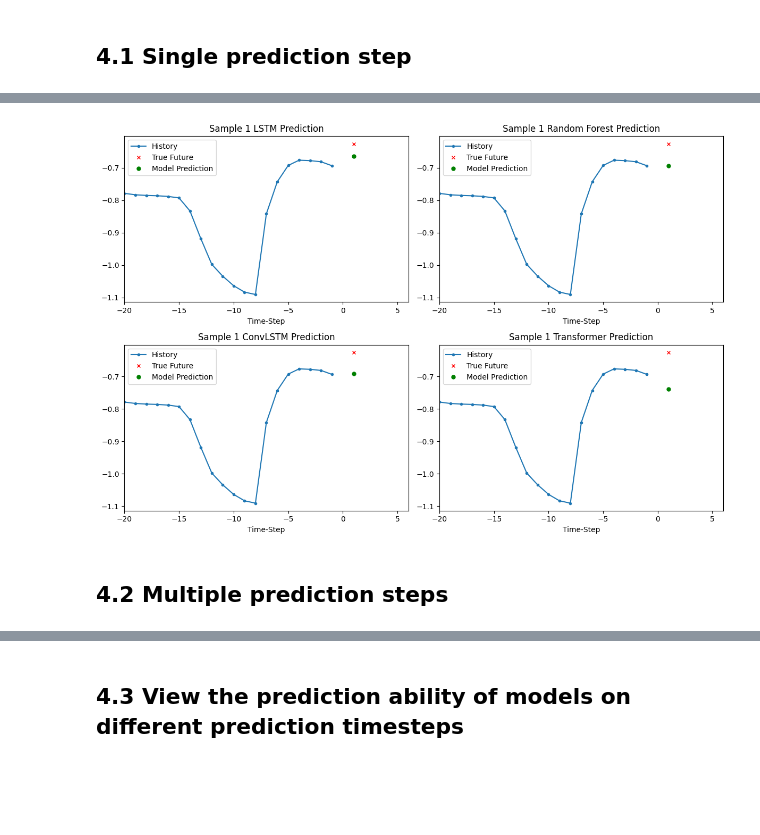
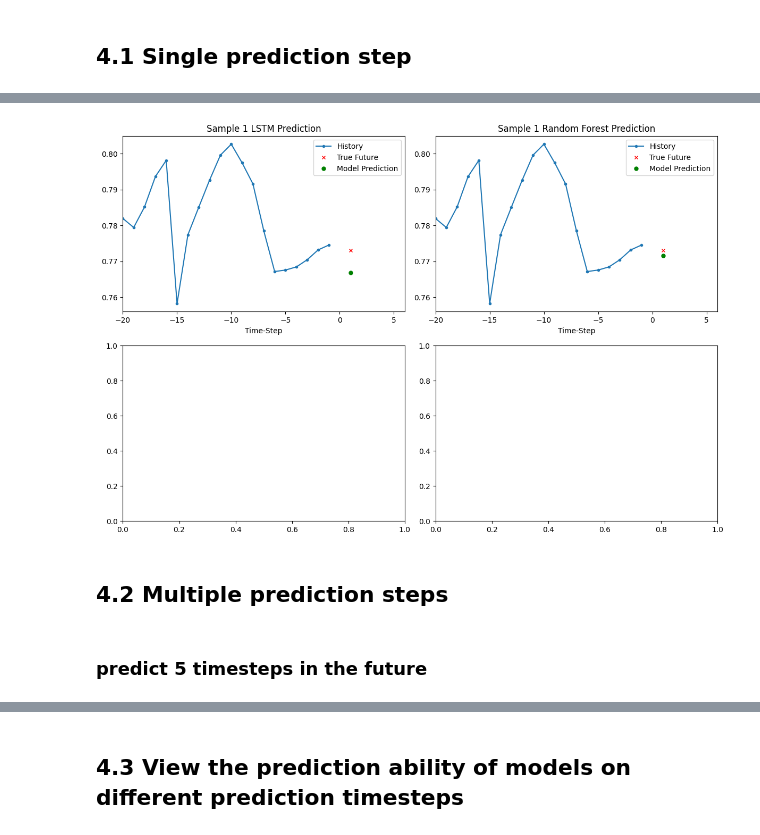
Before and after one commit to ZhiqiWang17/AI-thesis, a Jupyter notebook: Code_multiple_pixel/Train & evaluation Model_avg_pixel.ipynb, the cells around one changed output, grey strips where cells are left out. Cells and saved outputs as stored; diff of their text form; code cells hidden in the pictures; blank space fills up the shorter version.

```diff
--- a/Code_multiple_pixel/Train & evaluation Model_avg_pixel.ipynb
+++ b/Code_multiple_pixel/Train & evaluation Model_avg_pixel.ipynb
@@ -7,4 +7,4 @@ Mounted at /content/drive
 import pandas as pd
 import numpy as np
 # %%
-data = pd.read_csv("/content/drive/MyDrive/data_avg.csv")
+data_avg = pd.read_csv("/content/drive/MyDrive/data_avg.csv")
@@ -667,11 +677,11 @@ def show_plot(plot_data, title):
 
 # Prepare data for the plot
 n = 5  # number of samples to visualize
-random_indices = np.random.choice(len(X_test), n, replace=False)
+random_indices = np.random.choice(len(X_test_avg), n, replace=False)
 
 for i, idx in enumerate(random_indices):
-    x_sample = X_test[idx]
-    y_sample = y_test[idx]
+    x_sample = X_test_avg[idx]
+    y_sample = y_test_avg[idx]
     y_pred_lstm = lstm_model.predict(x_sample[np.newaxis, :, :])[0]
 
     history_ndvi = x_sample[:, 0]  # Select only NDVI_scaled from input_vars
@@ -684,8 +705,8 @@ for i, idx in enumerate(random_indices):
 #Single step prediction
 
 for i, idx in enumerate(random_indices):
-    x_sample = X_test[idx]
-    y_sample = y_test[idx]
+    x_sample = X_test_avg[idx]
+    y_sample = y_test_avg[idx]
     y_pred_rf = rf_model.predict(x_sample.reshape(1, -1))[0]
 
     history_ndvi = x_sample[:, 0]  # Select only NDVI_scaled from input_vars
@@ -714,13 +741,13 @@ def show_plot(plot_data, title, ax):
 
 # Prepare data for the plot
 n = 1  # number of samples to visualize
-random_indices = np.random.choice(len(X_test), n, replace=False)
+random_indices = np.random.choice(len(X_test_avg), n, replace=False)
 
-fig, axes = plt.subplots(nrows=2, ncols=2, figsize=(12, 8))
+fig, axes = plt.subplots(nrows=1, ncols=2, figsize=(8, 4))
 
 for i, idx in enumerate(random_indices):
-    x_sample = X_test[idx]
-    y_sample = y_test[idx]
+    x_sample = X_test_avg[idx]
+    y_sample = y_test_avg[idx]
     history_ndvi = x_sample[:, 0]  # Select only NDVI_scaled from input_vars
     true_future = y_sample
 
@@ -734,16 +761,16 @@ for i, idx in enumerate(random_indices):
     ax = axes[0, 1]
     show_plot([history_ndvi, true_future, y_pred_rf], f"Sample {i + 1} Random Forest Prediction", ax)
 
-    # ConvLSTM
-    x_sample_convlstm = x_sample[np.newaxis, :, np.newaxis, np.newaxis, :]
-    y_pred_convlstm = convlstm_model.predict(x_sample_convlstm)[0]
-    ax = axes[1, 0]
-    show_plot([history_ndvi, true_future, y_pred_convlstm], f"Sample {i + 1} ConvLSTM Prediction", ax)
+    # # ConvLSTM
+    # x_sample_convlstm = x_sample[np.newaxis, :, np.newaxis, np.newaxis, :]
+    # y_pred_convlstm = convlstm_model.predict(x_sample_convlstm)[0]
+    # ax = axes[1, 0]
+    # show_plot([history_ndvi, true_future, y_pred_convlstm], f"Sample {i + 1} ConvLSTM Prediction", ax)
 
-    # Transformer
-    y_pred_transformer = transformer_model.predict(x_sample[np.newaxis, :, :])[0]
-    ax = axes[1, 1]
-    show_plot([history_ndvi, true_future, y_pred_transformer], f"Sample {i + 1} Transformer Prediction", ax)
+    # # Transformer
+    # y_pred_transformer = transformer_model.predict(x_sample[np.newaxis, :, :])[0]
+    # ax = axes[1, 1]
+    # show_plot([history_ndvi, true_future, y_pred_transformer], f"Sample {i + 1} Transformer Prediction", ax)
 
 plt.tight_layout()
 plt.show()
@@ -753,4 +778,6 @@ plt.show()
 1/1 [==============================] - 0s 23ms/step
-[figure, old version]
+[figure, new version]
 # %% [markdown]
 ## 4.2 Multiple prediction steps
+# %% [markdown]
+### predict 5 timesteps in the future
```
Also changed, not shown: parts of 51 cells of this notebook, 3 other files.
